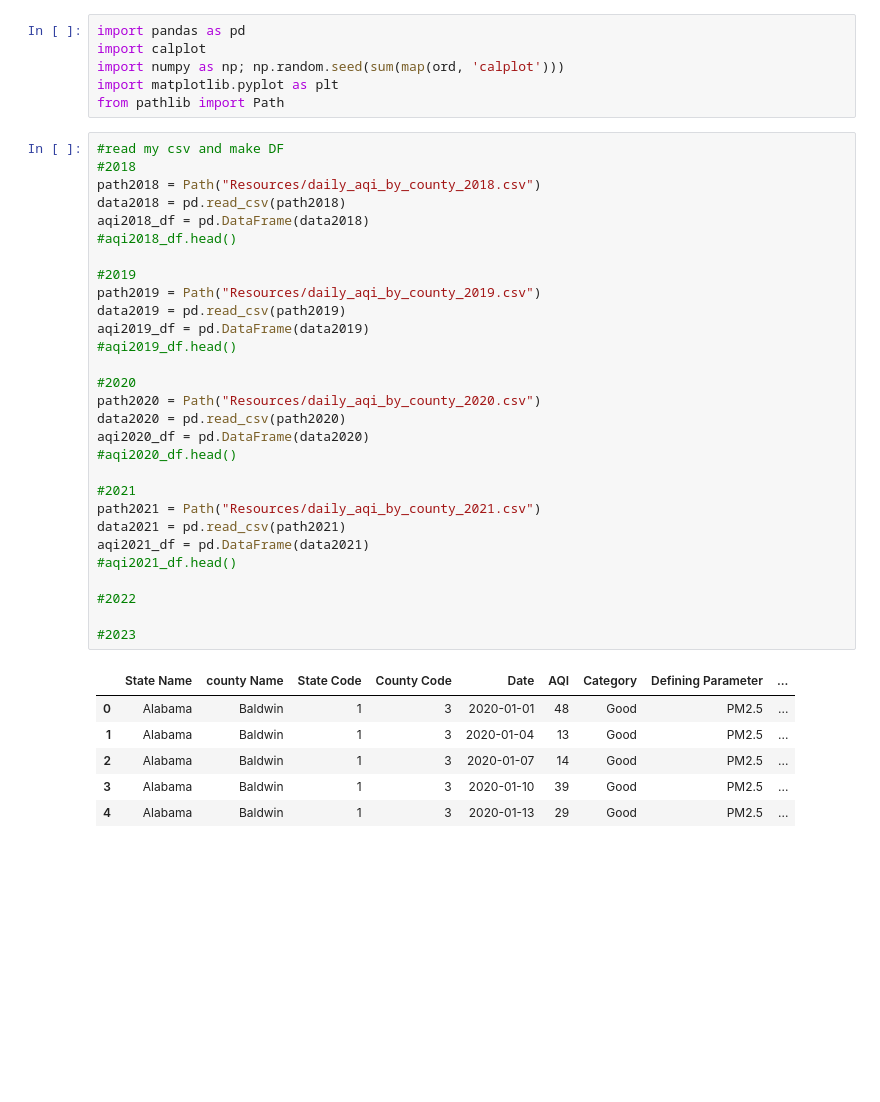
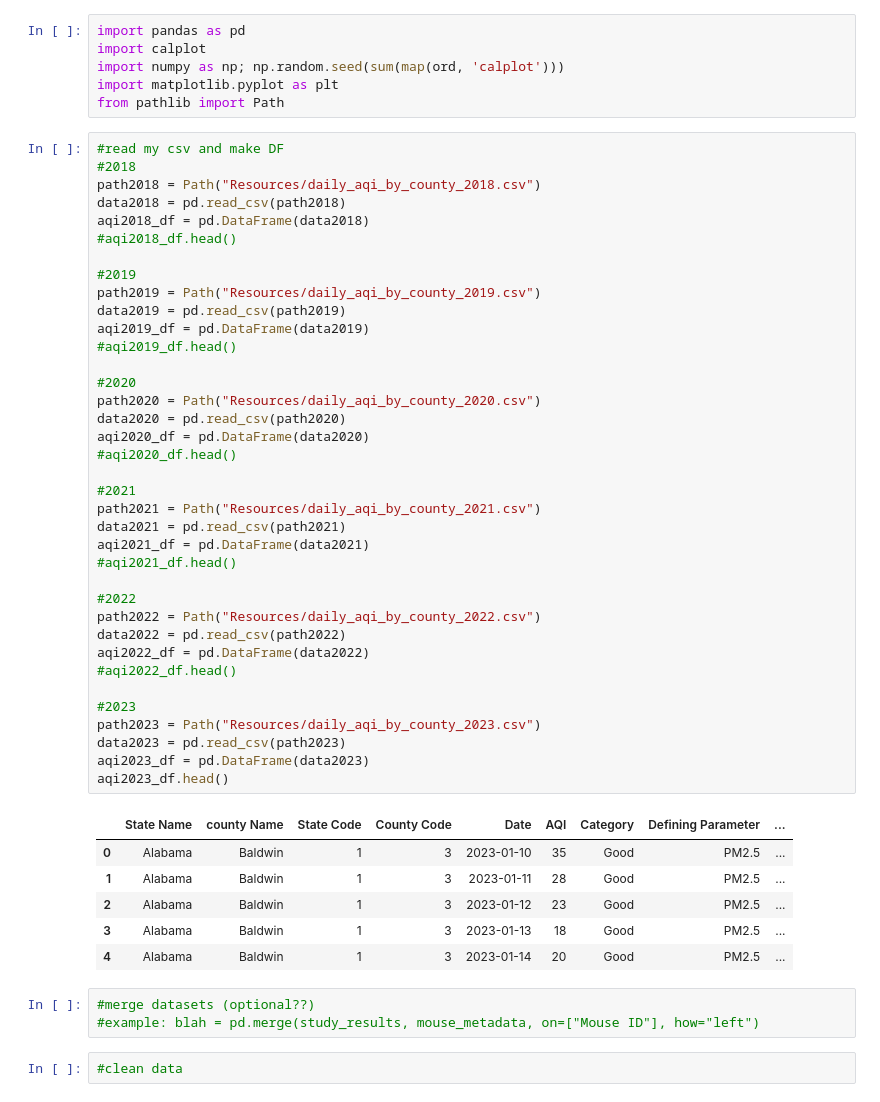
Before and after one commit to emilyclairevoyant/data-questers, a Jupyter notebook: Years2018-2023_piecharts.ipynb, the cells around one changed output. Cells and saved outputs as stored; diff of their text form; blank space fills up the shorter version.

```diff
--- a/Years2018-2023_piecharts.ipynb
+++ b/Years2018-2023_piecharts.ipynb
@@ -8,35 +8,48 @@ from pathlib import Path
 #read my csv and make DF
 #2018
 path2018 = Path("Resources/daily_aqi_by_county_2018.csv")
 data2018 = pd.read_csv(path2018)
 aqi2018_df = pd.DataFrame(data2018)
 #aqi2018_df.head()
 
 #2019
 path2019 = Path("Resources/daily_aqi_by_county_2019.csv")
 data2019 = pd.read_csv(path2019)
 aqi2019_df = pd.DataFrame(data2019)
 #aqi2019_df.head()
 
 #2020
 path2020 = Path("Resources/daily_aqi_by_county_2020.csv")
 data2020 = pd.read_csv(path2020)
 aqi2020_df = pd.DataFrame(data2020)
 #aqi2020_df.head()
 
 #2021
 path2021 = Path("Resources/daily_aqi_by_county_2021.csv")
 data2021 = pd.read_csv(path2021)
 aqi2021_df = pd.DataFrame(data2021)
 #aqi2021_df.head()
 
 #2022
+path2022 = Path("Resources/daily_aqi_by_county_2022.csv")
+data2022 = pd.read_csv(path2022)
+aqi2022_df = pd.DataFrame(data2022)
+#aqi2022_df.head()
 
 #2023
+path2023 = Path("Resources/daily_aqi_by_county_2023.csv")
+data2023 = pd.read_csv(path2023)
+aqi2023_df = pd.DataFrame(data2023)
+aqi2023_df.head()
 # %% [output]
 |  | State Name | county Name | State Code | County Code | Date | AQI | Category | Defining Parameter | ... |
-| 0 | Alabama | Baldwin | 1 | 3 | 2020-01-01 | 48 | Good | PM2.5 | ... |
-| 1 | Alabama | Baldwin | 1 | 3 | 2020-01-04 | 13 | Good | PM2.5 | ... |
-| 2 | Alabama | Baldwin | 1 | 3 | 2020-01-07 | 14 | Good | PM2.5 | ... |
-| 3 | Alabama | Baldwin | 1 | 3 | 2020-01-10 | 39 | Good | PM2.5 | ... |
-| 4 | Alabama | Baldwin | 1 | 3 | 2020-01-13 | 29 | Good | PM2.5 | ... |
+| 0 | Alabama | Baldwin | 1 | 3 | 2023-01-10 | 35 | Good | PM2.5 | ... |
+| 1 | Alabama | Baldwin | 1 | 3 | 2023-01-11 | 28 | Good | PM2.5 | ... |
+| 2 | Alabama | Baldwin | 1 | 3 | 2023-01-12 | 23 | Good | PM2.5 | ... |
+| 3 | Alabama | Baldwin | 1 | 3 | 2023-01-13 | 18 | Good | PM2.5 | ... |
+| 4 | Alabama | Baldwin | 1 | 3 | 2023-01-14 | 20 | Good | PM2.5 | ... |
+# %%
+#merge datasets (optional??)
+#example: blah = pd.merge(study_results, mouse_metadata, on=["Mouse ID"], how="left")
+# %%
+#clean data
```
Also changed, not shown: parts of 1 cell of this notebook.
